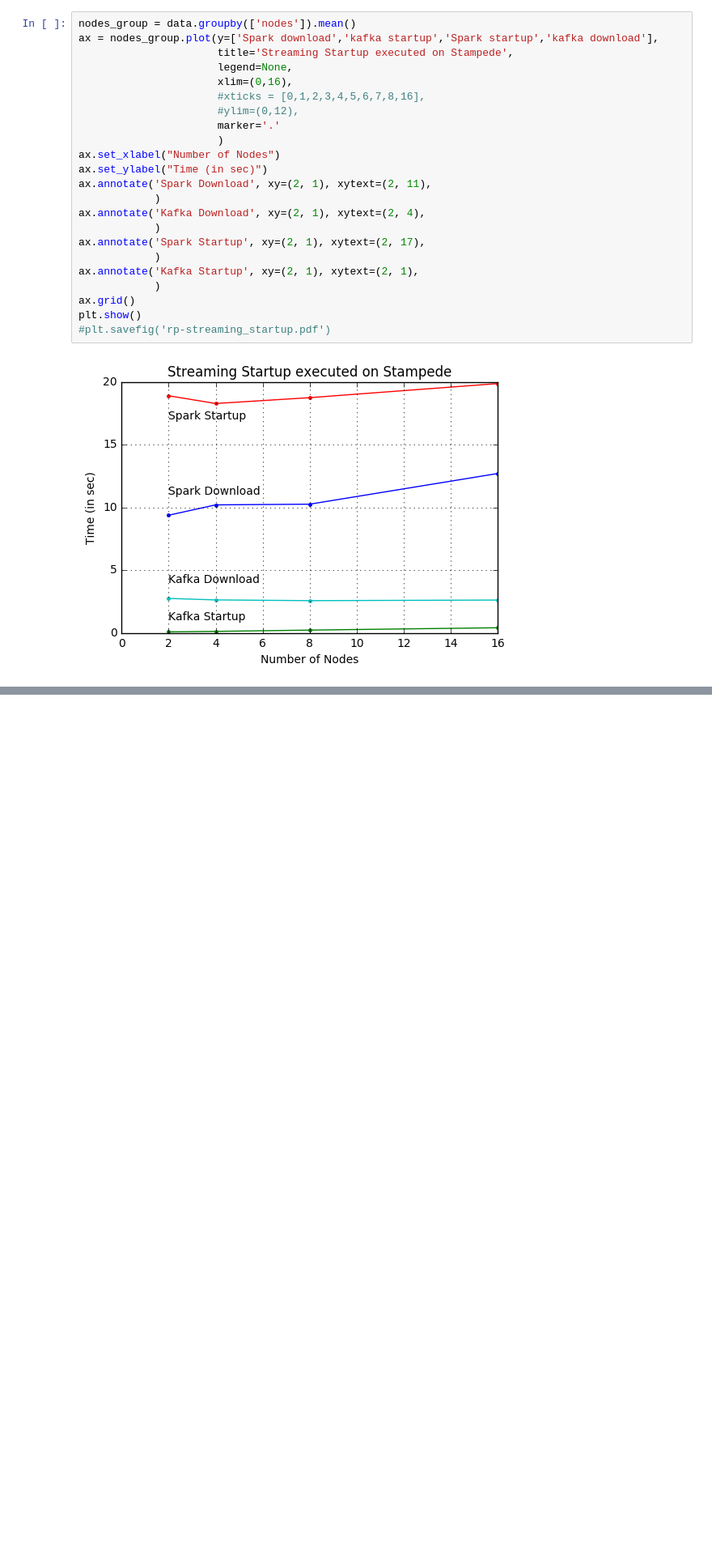
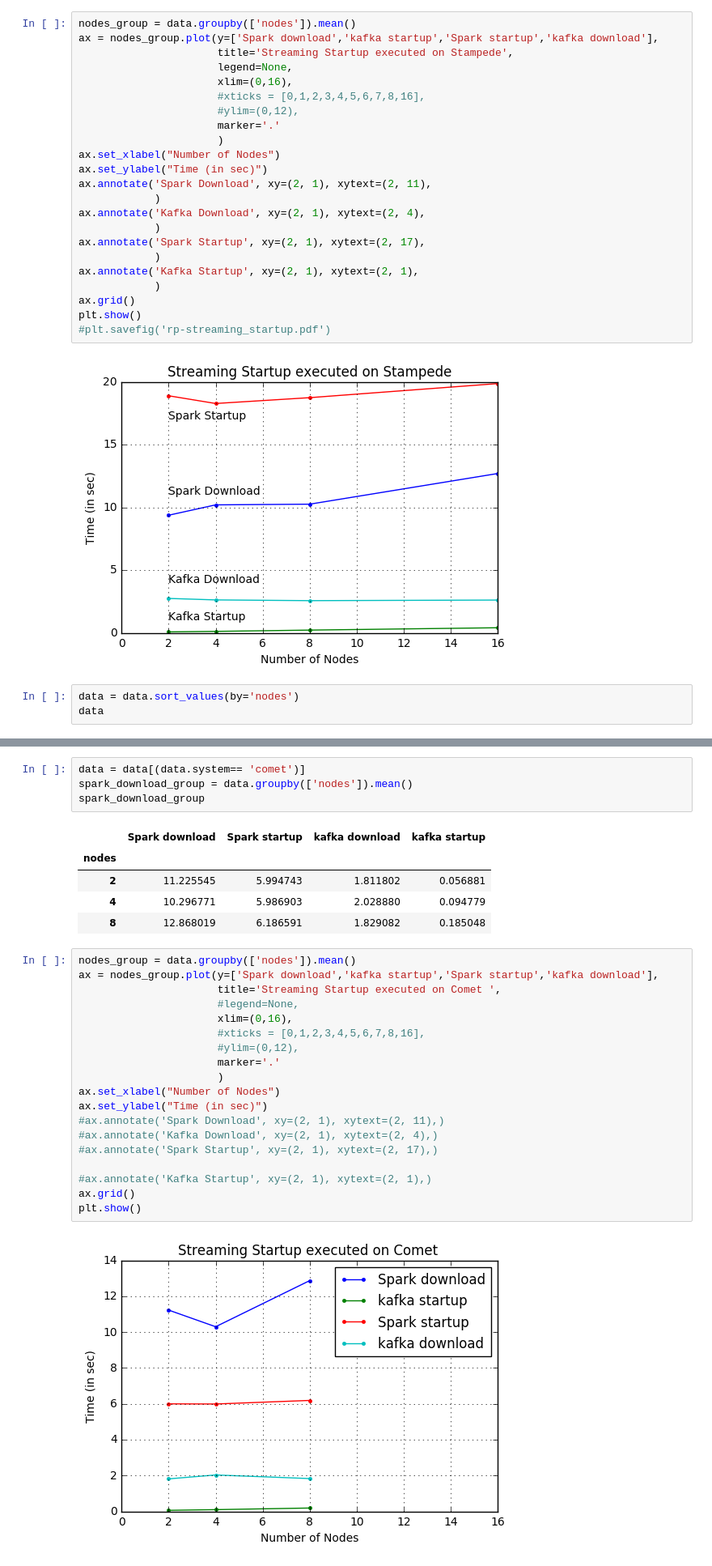
Before and after one commit to radical-experiments/midas_exps, a Jupyter notebook: streaming/plot startup results.ipynb, the cells around one changed output, grey strips where cells are left out. Shown at 81% size. Drawn from its saved outputs; the diff is of its cells as text; blank space fills up the shorter version.

Commit message:
add data to notebook for streaming

```diff
--- a/streaming/plot startup results.ipynb
+++ b/streaming/plot startup results.ipynb
@@ -59,3 +59,6 @@ plt.show()
 #plt.savefig('rp-streaming_startup.pdf')
 # %% [output]
 [figure]
+# %%
+data = data.sort_values(by='nodes')
+data
@@ -61,0 +83,31 @@ plt.show()
+# %%
+data = data[(data.system== 'comet')]
+spark_download_group = data.groupby(['nodes']).mean()
+spark_download_group
+# %% [output]
+|  | Spark download | Spark startup | kafka download | kafka startup |
+| nodes |  |  |  |  |
+| 2 | 11.225545 | 5.994743 | 1.811802 | 0.056881 |
+| 4 | 10.296771 | 5.986903 | 2.028880 | 0.094779 |
+| 8 | 12.868019 | 6.186591 | 1.829082 | 0.185048 |
+# %%
+nodes_group = data.groupby(['nodes']).mean()
+ax = nodes_group.plot(y=['Spark download','kafka startup','Spark startup','kafka download'],
+                      title='Streaming Startup executed on Comet ',
+                      #legend=None,
+                      xlim=(0,16),
+                      #xticks = [0,1,2,3,4,5,6,7,8,16],
+                      #ylim=(0,12),
+                      marker='.'
+                      )
+ax.set_xlabel("Number of Nodes")
+ax.set_ylabel("Time (in sec)")
+#ax.annotate('Spark Download', xy=(2, 1), xytext=(2, 11),)
+#ax.annotate('Kafka Download', xy=(2, 1), xytext=(2, 4),)
+#ax.annotate('Spark Startup', xy=(2, 1), xytext=(2, 17),)
+
+#ax.annotate('Kafka Startup', xy=(2, 1), xytext=(2, 1),)
+ax.grid()
+plt.show()
+# %% [output]
+[figure, added]
```
Also changed, not shown: parts of 1 cell of this notebook.
